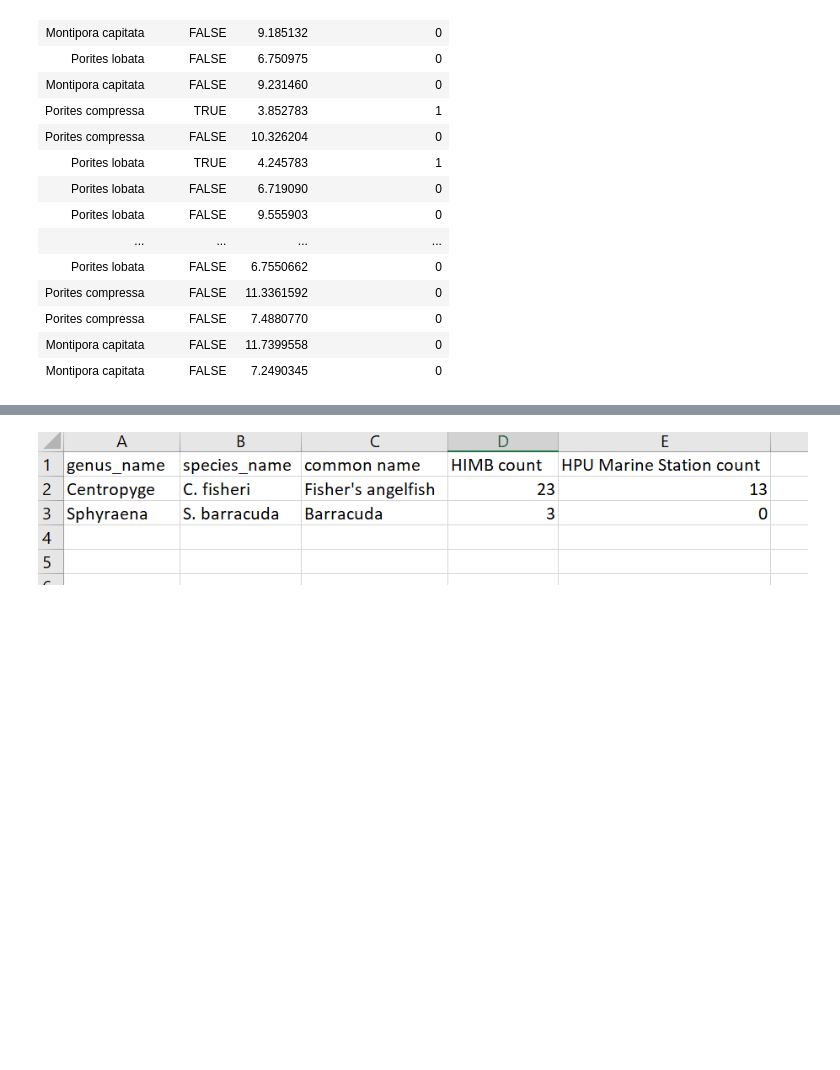
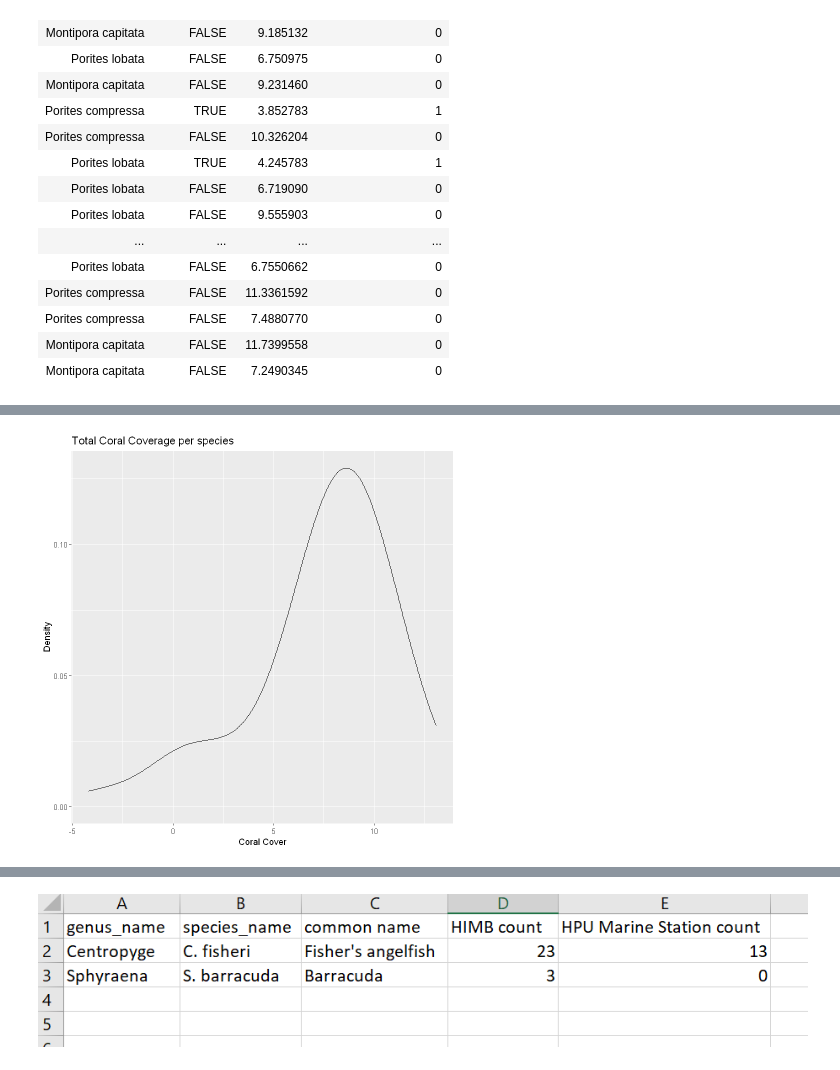
Before and after one commit to RachelNunley/MBIO612F22, a Jupyter notebook: 4_apply_and_data/exprience-apply-functions.ipynb, the cells around one changed output, grey strips where cells are left out. Saved outputs shown, nothing was run; the diff lists cells and outputs as text; code cells hidden in the pictures; blank space fills up the shorter version.

```diff
--- a/4_apply_and_data/exprience-apply-functions.ipynb
+++ b/4_apply_and_data/exprience-apply-functions.ipynb
@@ -248,6 +248,12 @@ ggplot(data = coral_health_tbl, mapping = aes(x=coral_cover, y = stat(count / su
 
 * The resulting curve will look like the following
 ![](https://www.dropbox.com/s/rs4rx0w6ur8p5wq/coral_distr_practical.png?dl=1)
+# %%
+ggplot(data = coral_health_tbl, mapping = aes(x=coral_cover), xlim=0.002, ylim=20)+
+  geom_density(adjust=2)+
+     labs(title='Total Coral Coverage per species',x='Coral Cover',y='Density')
+# %% [output]
+[figure, added]
 # %% [markdown]
 ### Q9
 
```
Also changed, not shown: parts of 2 cells of this notebook.
